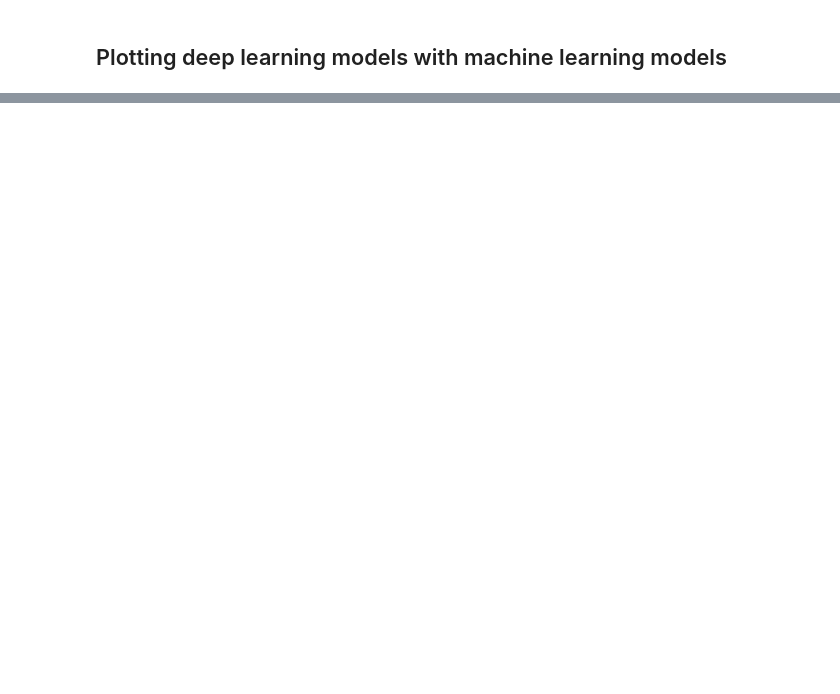
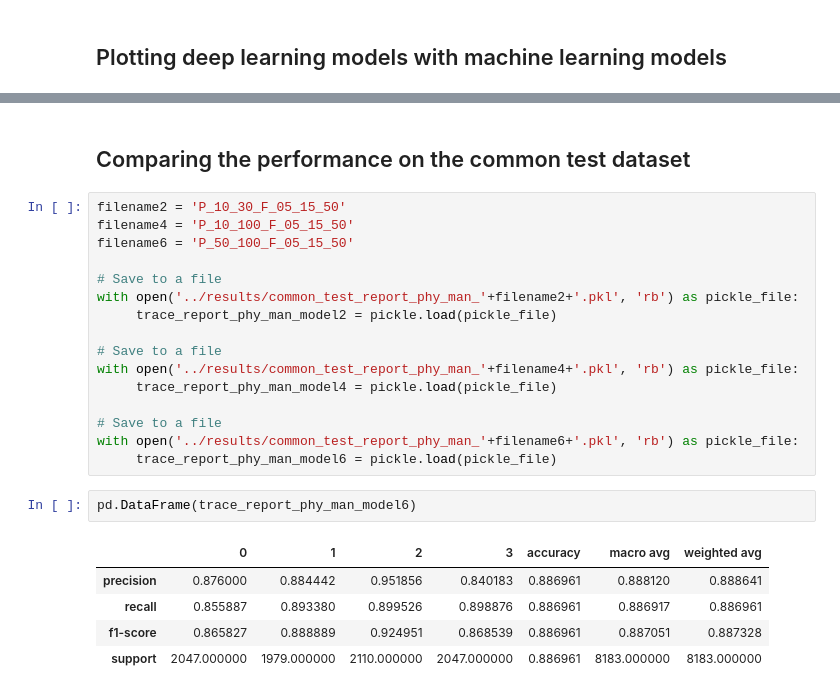
Before and after one commit to Akashkharita/PNW_Seismic_Event_Classification, a Jupyter notebook: notebooks/performance_comparisons_of_all_models.ipynb, the cells around one changed output, grey strips where cells are left out. Saved outputs shown, nothing was run; the diff lists cells and outputs as text; blank space fills up the shorter version.

```diff
--- a/notebooks/performance_comparisons_of_all_models.ipynb
+++ b/notebooks/performance_comparisons_of_all_models.ipynb
@@ -1420,0 +1088,26 @@ df_styled_acc_cml
+# %% [markdown]
+## Comparing the performance on the common test dataset
+# %%
+filename2 = 'P_10_30_F_05_15_50'
+filename4 = 'P_10_100_F_05_15_50'
+filename6 = 'P_50_100_F_05_15_50'
+
+# Save to a file
+with open('../results/common_test_report_phy_man_'+filename2+'.pkl', 'rb') as pickle_file:
+     trace_report_phy_man_model2 = pickle.load(pickle_file)
+
+# Save to a file
+with open('../results/common_test_report_phy_man_'+filename4+'.pkl', 'rb') as pickle_file:
+     trace_report_phy_man_model4 = pickle.load(pickle_file)
+
+# Save to a file
+with open('../results/common_test_report_phy_man_'+filename6+'.pkl', 'rb') as pickle_file:
+     trace_report_phy_man_model6 = pickle.load(pickle_file)
+# %%
+pd.DataFrame(trace_report_phy_man_model6)
+# %% [output]
+|  | 0 | 1 | 2 | 3 | accuracy | macro avg | weighted avg |
+| precision | 0.876000 | 0.884442 | 0.951856 | 0.840183 | 0.886961 | 0.888120 | 0.888641 |
+| recall | 0.855887 | 0.893380 | 0.899526 | 0.898876 | 0.886961 | 0.886917 | 0.886961 |
+| f1-score | 0.865827 | 0.888889 | 0.924951 | 0.868539 | 0.886961 | 0.887051 | 0.887328 |
+| support | 2047.000000 | 1979.000000 | 2110.000000 | 2047.000000 | 0.886961 | 8183.000000 | 8183.000000 |
```
Also changed, not shown: parts of 24 cells of this notebook.
